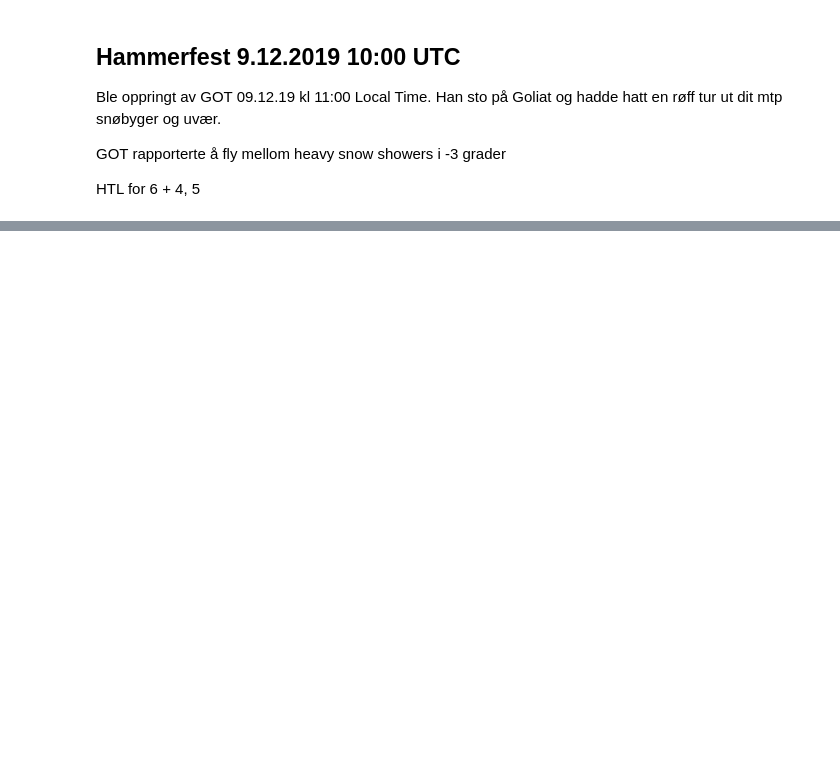
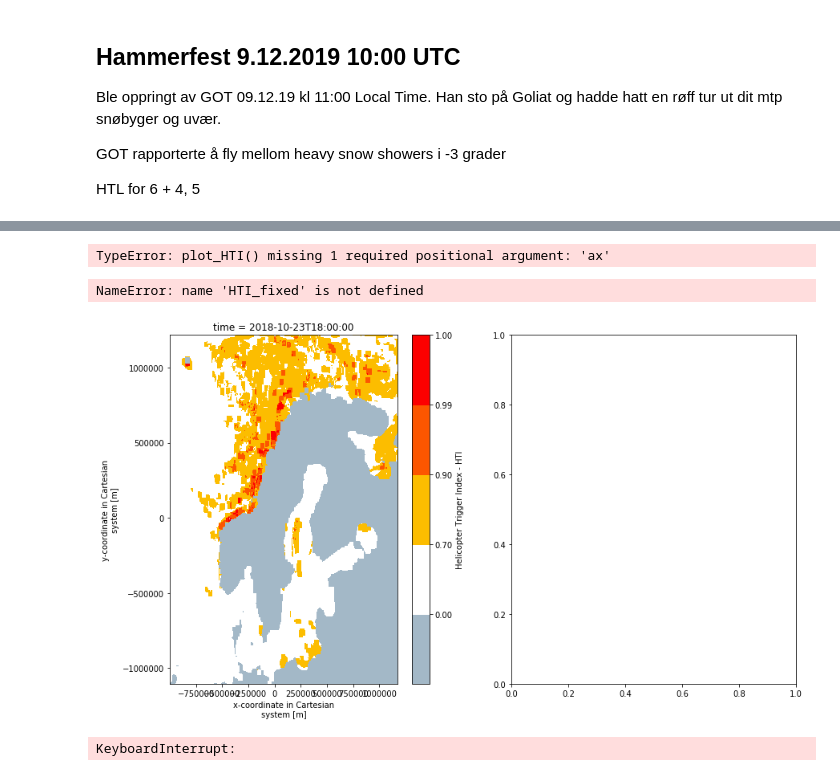
Before and after one commit to johtoblan/Master, a Jupyter notebook: Cases.ipynb, the cells around one changed output, grey strips where cells are left out. Saved outputs shown, nothing was run; the diff lists cells and outputs as text; code cells hidden in the pictures; blank space fills up the shorter version.

```diff
--- a/Cases.ipynb
+++ b/Cases.ipynb
@@ -133,0 +146,45 @@ for member in range(10):
+# %%
+plot_HTI(HTI_ds)
+# %% [output]
+TypeError: plot_HTI() missing 1 required positional argument: 'ax'
+# %%
+prec1 = ext_ds
+prec = (ext_ds- ext_ds.shift({"time":1},fill_value=0))
+# %%
+prec1 = prec1.isel(height0=0)
+prec = prec.isel(height0=0)
+# %%
+P = np.zeros(prec.values.shape)
+old_prec = np.zeros(prec.values.shape)
+for time in range(prec.values.shape[0]):
+    old_prec[time] = neighbourhood_max(prec1.values[time],Nbh)
+    old_prec[time] = only_positive_but_no_larger_than_1(old_prec[time])
+    P[time] = neighbourhood_max(prec.values[time],Nbh)
+    P[time] = only_positive_but_no_larger_than_1(P[time])
+# %%
+P,old_prec = P[:,10:-10,10:-10],old_prec[:,10:-10,10:-10]
+HTI_fixed = (HTI_ds["helicopter_triggered_index"].isel(time=range(0,25)) - old_prec/4) + P/4
+# %%
+fig,ax = plt.subplots(ncols=2,figsize=(14,8))
+
+plot_HTI(HTI_ds["helicopter_triggered_index"].isel(time=18),ax=ax[0])
+plot_HTI(HTI_fixed.isel(time=18),ax=ax[1])
+# %% [output]
+NameError: name 'HTI_fixed' is not defined
+[figure, added]
+# %%
+def part_forecast_extracted(ds):
+    xarray = ds.isel(height0 = 0)
+    prec1 = xarray["precipitation_amount_acc"].isel(time = range(1,7))
+    prec = (xarray["precipitation_amount_acc"]- xarray["precipitation_amount_acc"].shift({"time":1},fill_value=0)).isel(time = range(1,7))
+    P = np.zeros(prec.values.shape)
+    old_prec = np.zeros(prec.values.shape)
+    for time in range(prec.values.shape[0]):
+        old_prec[time] = neighbourhood_max(prec1.values[time],Nbh)
+        old_prec[time] = only_positive_but_no_larger_than_1(old_prec[time])
+        P[time] = neighbourhood_max(prec.values[time],Nbh)
+        P[time] = only_positive_but_no_larger_than_1(P[time])
+    return P[:,10:-10,10:-10],old_prec[:,10:-10,10:-10]
+part_forecast_extracted(ext_ds)
+# %% [output]
+KeyboardInterrupt:
```
Also changed, not shown: parts of 9 cells of this notebook, 17 other files.
